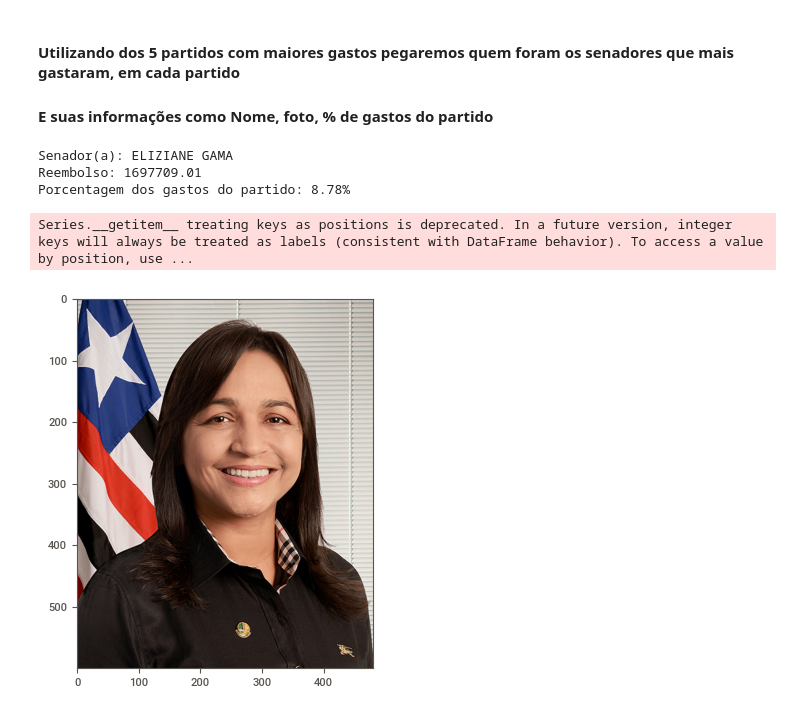
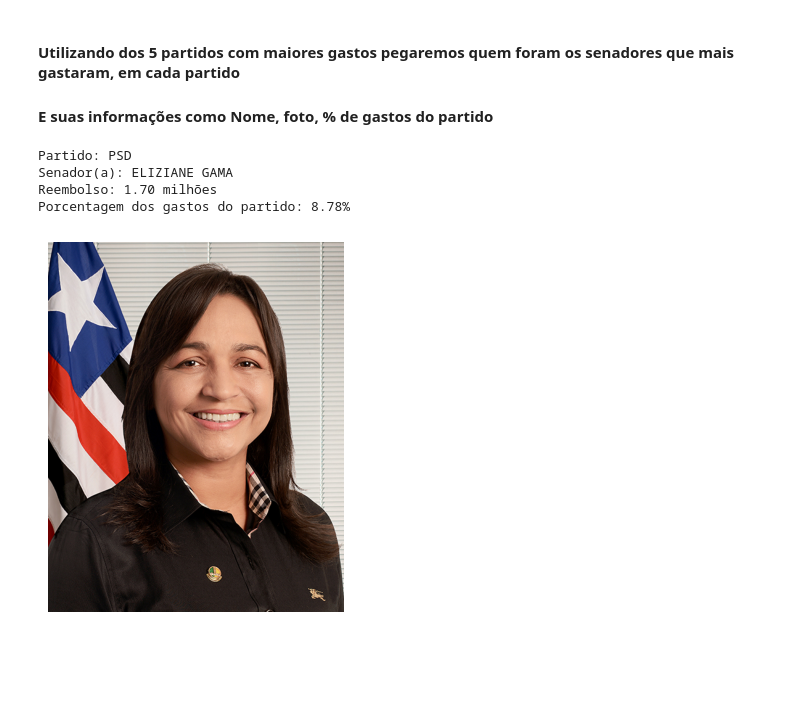
Before and after one commit to Arilson-X/Data-Visualization-and-Storytelling, a Jupyter notebook: Data Visualization and Storytelling.ipynb, the cells around one changed output. Saved outputs shown, nothing was run; the diff lists cells and outputs as text; code cells hidden in the pictures; blank space fills up the shorter version.

Commit message:
Atualizado projeto com informações por senadores

```diff
--- a/Data Visualization and Storytelling.ipynb
+++ b/Data Visualization and Storytelling.ipynb
@@ -8,13 +8,3 @@ import pandas as pd
 import matplotlib.pyplot as plt
 import sweetviz as sw
 import plotly.express as px
-# %%
-# Função para mostrar imagem
-import urllib.request
-from PIL import Image
-import numpy as np
-
-def mostra_img(url):
-    urllib.request.urlretrieve(url,"img.png")
-    img = np.asarray(Image.open("img.png"))
-    imgplot = plt.imshow(img)
@@ -21,3 +14,29 @@ def mostra_img(url):
+# %%
+# Função para mostrar imagem
+import urllib.request
+from PIL import Image
+import numpy as np
+
+def mostra_img(url,senador):
+    urllib.request.urlretrieve(url,f"img_{senador}.png")
+    img = np.asarray(Image.open(f"img_{senador}.png"))
+    plt.axis('off')
+    plt.imshow(img)
+
+def mostra_informações(df, partido):
+    df_s = df.loc[df['Partido'] == partido]
+    df_sen = df_s.groupby(['Senador'])['Reembolso'].sum().reset_index()
+    df_sen.sort_values(by=['Reembolso'], ascending=False,inplace=True)
+    aux = df.loc[df['Senador']==df_sen.iloc[0,0]]
+    url = aux.iloc[0,15]
+    senador = df_sen.iloc[0,0]
+    print('Partido: '+partido)
+    print('Senador(a): '+senador)
+    print(f'Reembolso: {df_sen.iloc[0,1] / 1_000_000:.2f} milhões')
+    part_per = df_s.groupby(['Partido'])['Reembolso'].sum()[0]
+    part_per = (df_sen.iloc[0,1]/part_per)*100
+    print(f'Porcentagem dos gastos do partido: {part_per:.2f}%')
+    mostra_img(url, senador)
 # %% [markdown]
 ### Importando base de dados
 # %%
@@ -66,35 +85,14 @@ fig.show()
 # %% [markdown]
 #### Utilizando dos 5 partidos com maiores gastos pegaremos quem foram os senadores que mais gastaram, em cada partido
 #### E suas informações como Nome, foto, % de gastos do partido
-# %%
-df_PSD = df.loc[df['Partido'] == 'PSD']
-df_MDB = df.loc[df['Partido'] == 'MDB']
-df_PT = df.loc[df['Partido'] == 'PT']
-df_PP = df.loc[df['Partido'] == 'PP']
-df_PODEMOS = df.loc[df['Partido'] == 'PODEMOS']
-
-df_PSD_ag = df_PSD.groupby(['Senador'])['Reembolso'].sum().reset_index()
-df_PSD_ag.sort_values(by=['Reembolso'], ascending=False,inplace=True)
-df_MDB_ag = df_MDB.groupby(['Senador'])['Reembolso'].sum().reset_index()
-df_MDB_ag.sort_values(by=['Reembolso'], ascending=False,inplace=True)
-df_PT_ag = df_PT.groupby(['Senador'])['Reembolso'].sum().reset_index()
-df_PT_ag.sort_values(by=['Reembolso'], ascending=False,inplace=True)
-df_PP_ag = df_PP.groupby(['Senador'])['Reembolso'].sum().reset_index()
-df_PP_ag.sort_values(by=['Reembolso'], ascending=False,inplace=True)
-df_PODEMOS_ag = df_PODEMOS.groupby(['Senador'])['Reembolso'].sum().reset_index()
-df_PODEMOS_ag.sort_values(by=['Reembolso'], ascending=False,inplace=True)
-
-aux = df.loc[df['Senador']==df_PSD_ag.iloc[0,df_PSD_ag.columns.get_loc('Senador')]]
-url = aux.iloc[0,aux.columns.get_loc('Url da Foto Parlamentar')]
-mostra_img(url)
-print('Senador(a): '+df_PSD_ag.iloc[0,df_PSD_ag.columns.get_loc('Senador')])
-print('Reembolso: '+str(df_PSD_ag.iloc[0,df_PSD_ag.columns.get_loc('Reembolso')]))
-part_per = df_PSD.groupby(['Partido'])['Reembolso'].sum()[0]
-part_per = (df_PSD_ag.iloc[0,df_PSD_ag.columns.get_loc('Reembolso')]/part_per)*100
-print(f'Porcentagem dos gastos do partido: {part_per:.2f}%')
-# %% [output]
-Senador(a): ELIZIANE GAMA
-Reembolso: 1697709.01
-Porcentagem dos gastos do partido: 8.78%
-Series.__getitem__ treating keys as positions is deprecated. In a future version, integer keys will always be treated as labels (consistent with DataFrame behavior). To access a value by position, use ...
-[figure, removed]
+# %%
+# Seleciona os 5 partidos que mais tiveram Reembolso
+partidos = list(df_agrupado['Partido'])[:5]
+# %%
+mostra_informações(df, partidos[0])
+# %% [output]
+Partido: PSD
+Senador(a): ELIZIANE GAMA
+Reembolso: 1.70 milhões
+Porcentagem dos gastos do partido: 8.78%
+[figure, added]
```
Also changed, not shown: parts of 6 cells of this notebook, 5 other files.
